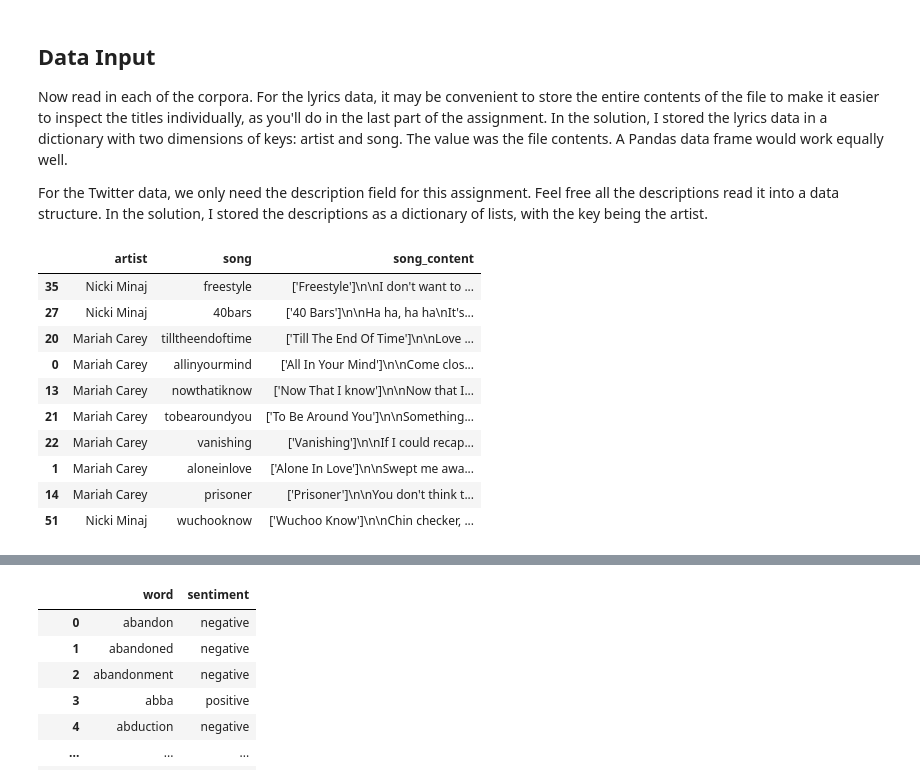
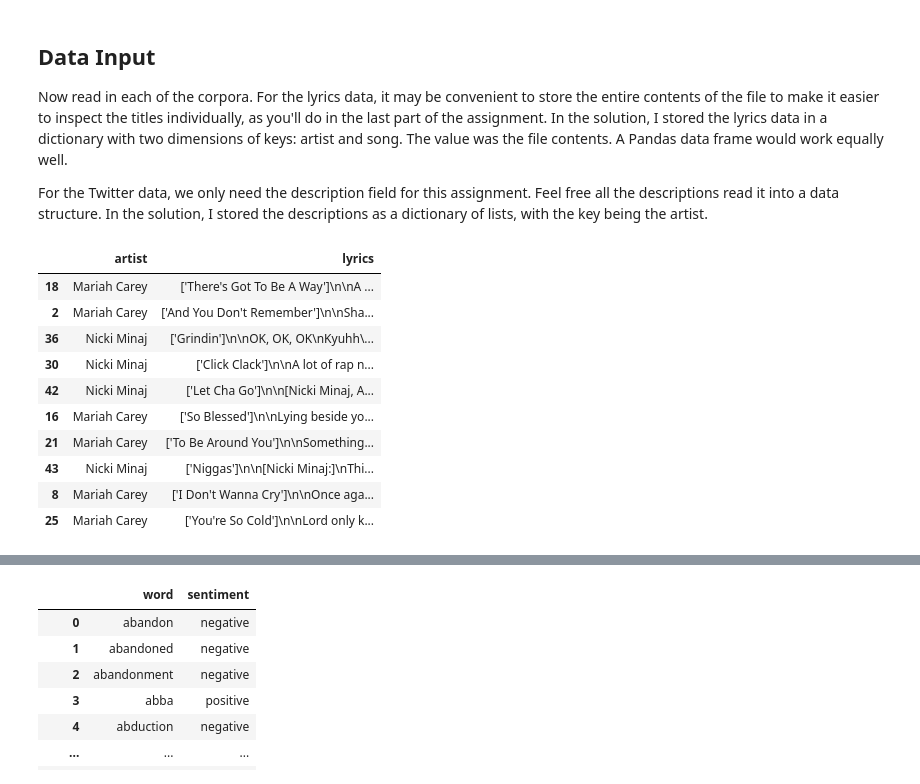
Before and after one commit to dingyiduan7/ADS_509_module6, a Jupyter notebook: Sentiment Assignment.ipynb, the cells around one changed output, grey strips where cells are left out. Saved outputs shown, nothing was run; the diff lists cells and outputs as text; code cells hidden in the pictures.

Commit message:
Update Sentiment Assignment.ipynb
completed the lyrics sentiment analysis

```diff
--- a/Sentiment Assignment.ipynb
+++ b/Sentiment Assignment.ipynb
@@ -51,42 +100,41 @@ For the Twitter data, we only need the description field for this assignment. Fe
 # %%
 # Read in the lyrics data
 
 """
 read the files into lists and use the lists to make a dataframe
 """
 lyrics_path = data_location + lyrics_folder
 artists = os.listdir(lyrics_path)
 
 a = []
 b = []
-c = []
+
 
 for artist in artists:
     raw_song = os.listdir(lyrics_path+artist)
     for song in raw_song:
         a.append(str(artist))
         f = open(lyrics_path+artist+'/'+song, "r")
         song = re.search('_(.+?).txt',song).group(1)
-        b.append(song)
-        c.append(f.read())
+        b.append(f.read())
 
 lyrics_df = pd.DataFrame({'artist':a,
-                           'song':b,
-                           'song_content':c})
+                           'lyrics':b
+                         })
 
 lyrics_df.sample(10)
 # %% [output]
-|  | artist | song | song_content |
-| 35 | Nicki Minaj | freestyle | ['Freestyle']\n\nI don't want to ... |
-| 27 | Nicki Minaj | 40bars | ['40 Bars']\n\nHa ha, ha ha\nIt's... |
-| 20 | Mariah Carey | tilltheendoftime | ['Till The End Of Time']\n\nLove ... |
-| 0 | Mariah Carey | allinyourmind | ['All In Your Mind']\n\nCome clos... |
-| 13 | Mariah Carey | nowthatiknow | ['Now That I know']\n\nNow that I... |
-| 21 | Mariah Carey | tobearoundyou | ['To Be Around You']\n\nSomething... |
-| 22 | Mariah Carey | vanishing | ['Vanishing']\n\nIf I could recap... |
-| 1 | Mariah Carey | aloneinlove | ['Alone In Love']\n\nSwept me awa... |
-| 14 | Mariah Carey | prisoner | ['Prisoner']\n\nYou don't think t... |
-| 51 | Nicki Minaj | wuchooknow | ['Wuchoo Know']\n\nChin checker, ... |
+|  | artist | lyrics |
+| 18 | Mariah Carey | ['There's Got To Be A Way']\n\nA ... |
+| 2 | Mariah Carey | ['And You Don't Remember']\n\nSha... |
+| 36 | Nicki Minaj | ['Grindin']\n\nOK, OK, OK\nKyuhh\... |
+| 30 | Nicki Minaj | ['Click Clack']\n\nA lot of rap n... |
+| 42 | Nicki Minaj | ['Let Cha Go']\n\n[Nicki Minaj, A... |
+| 16 | Mariah Carey | ['So Blessed']\n\nLying beside yo... |
+| 21 | Mariah Carey | ['To Be Around You']\n\nSomething... |
+| 43 | Nicki Minaj | ['Niggas']\n\n[Nicki Minaj:]\nThi... |
+| 8 | Mariah Carey | ['I Don't Wanna Cry']\n\nOnce aga... |
+| 25 | Mariah Carey | ['You're So Cold']\n\nLord only k... |
 # %%
 # Read in the twitter data
 
```
Also changed, not shown: parts of 13 cells of this notebook.
